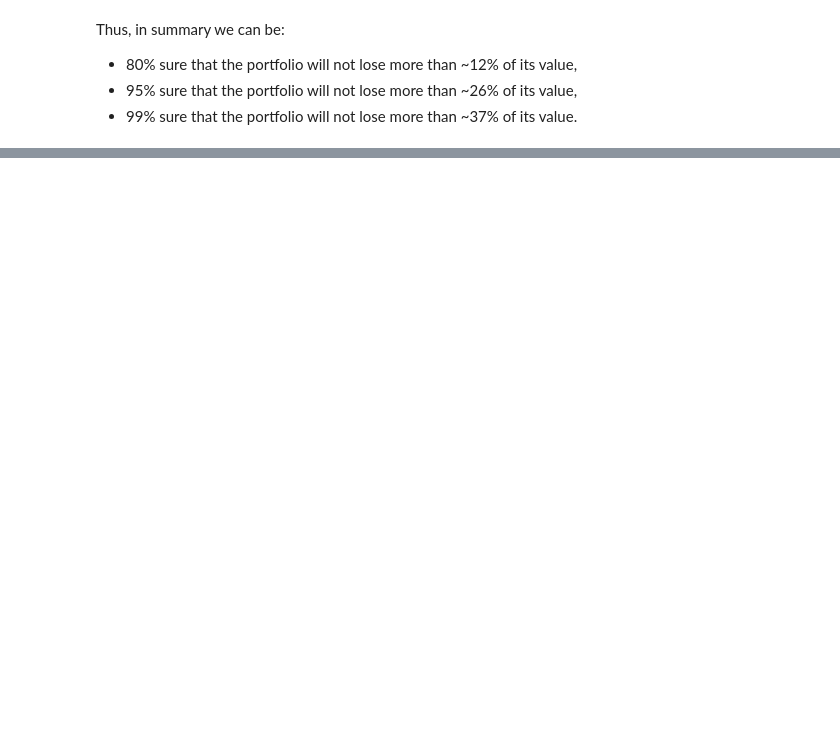
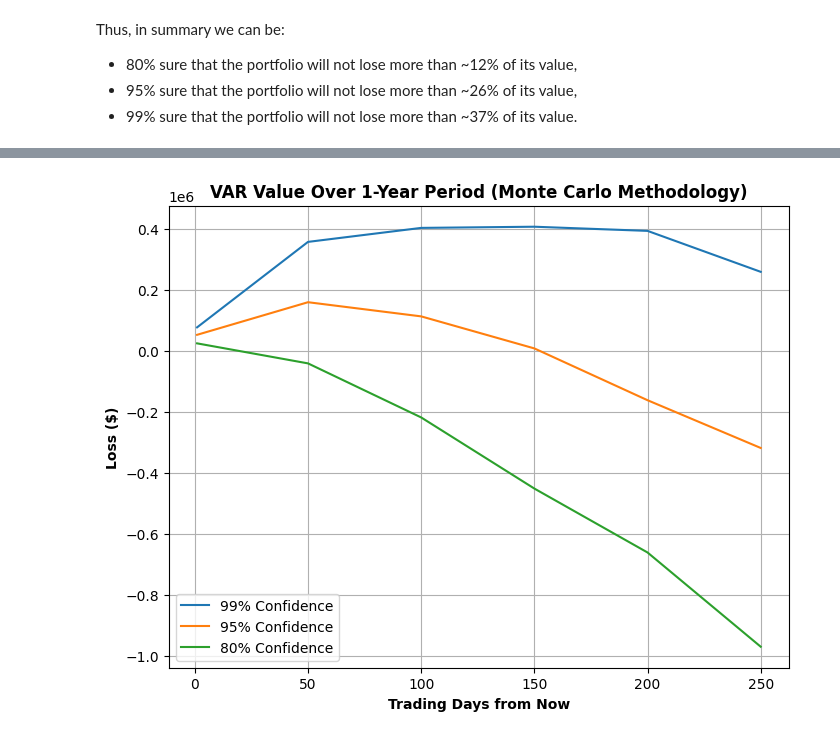
Before and after one commit to williamzjasmine/CUNY_SPS_DS, a Jupyter notebook: DATA_618/Major_Assignments/VAR/Investment_Portfolio_VAR_Assessment.ipynb, the cells around one changed output, grey strips where cells are left out. Drawn from its saved outputs; the diff is of its cells as text; code cells hidden in the pictures; blank space fills up the shorter version.

```diff
--- a/DATA_618/Major_Assignments/VAR/Investment_Portfolio_VAR_Assessment.ipynb
+++ b/DATA_618/Major_Assignments/VAR/Investment_Portfolio_VAR_Assessment.ipynb
@@ -345,0 +478,7 @@ Thus, in summary we can be:
+# %%
+var99_df = monte_carlo_VAR(investments.ticker, investments.investment_type, investments.initial_investment,
+                           12, 0.99, 1000, [1, 50, 100, 150, 200, 250])
+var95_df = monte_carlo_VAR(investments.ticker, investments.investment_type, investments.initial_investment,
+                           12, 0.95, 1000, [1, 50, 100, 150, 200, 250])
+var80_df = monte_carlo_VAR(investments.ticker, investments.investment_type, investments.initial_investment,
+                           12, 0.80, 1000, [1, 50, 100, 150, 200, 250])
@@ -345,0 +495,14 @@ Thus, in summary we can be:
+# %%
+plt.figure(figsize=(8,6))
+
+plt.plot(var99_df.trading_days, var99_df.var_estimate, label='99% Confidence')
+plt.plot(var95_df.trading_days, var95_df.var_estimate, label='95% Confidence')
+plt.plot(var80_df.trading_days, var80_df.var_estimate, label='80% Confidence')
+plt.grid()
+plt.title('VAR Value Over 1-Year Period (Monte Carlo Methodology)', fontweight='bold')
+plt.xlabel('Trading Days from Now', fontweight='bold')
+plt.ylabel('Loss ($)', fontweight='bold')
+plt.legend()
+plt.show()
+# %% [output]
+[figure, added]
```
Also changed, not shown: parts of 26 cells of this notebook.
